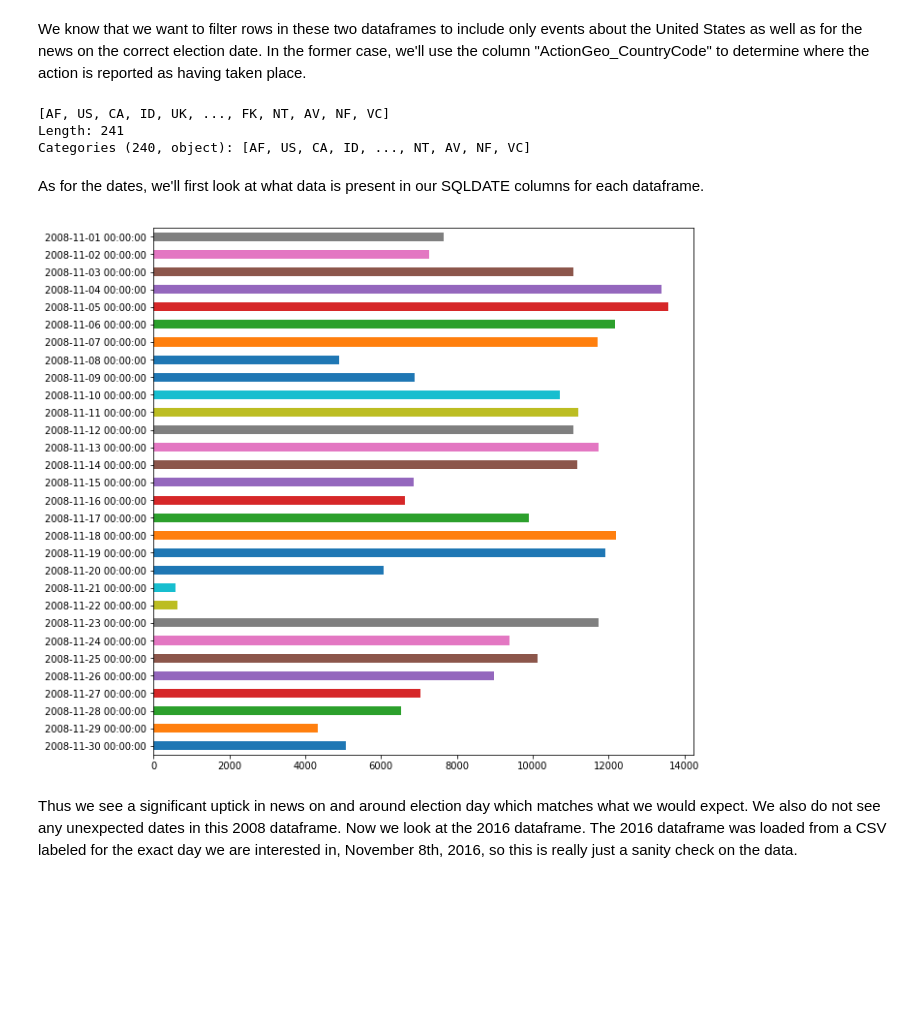
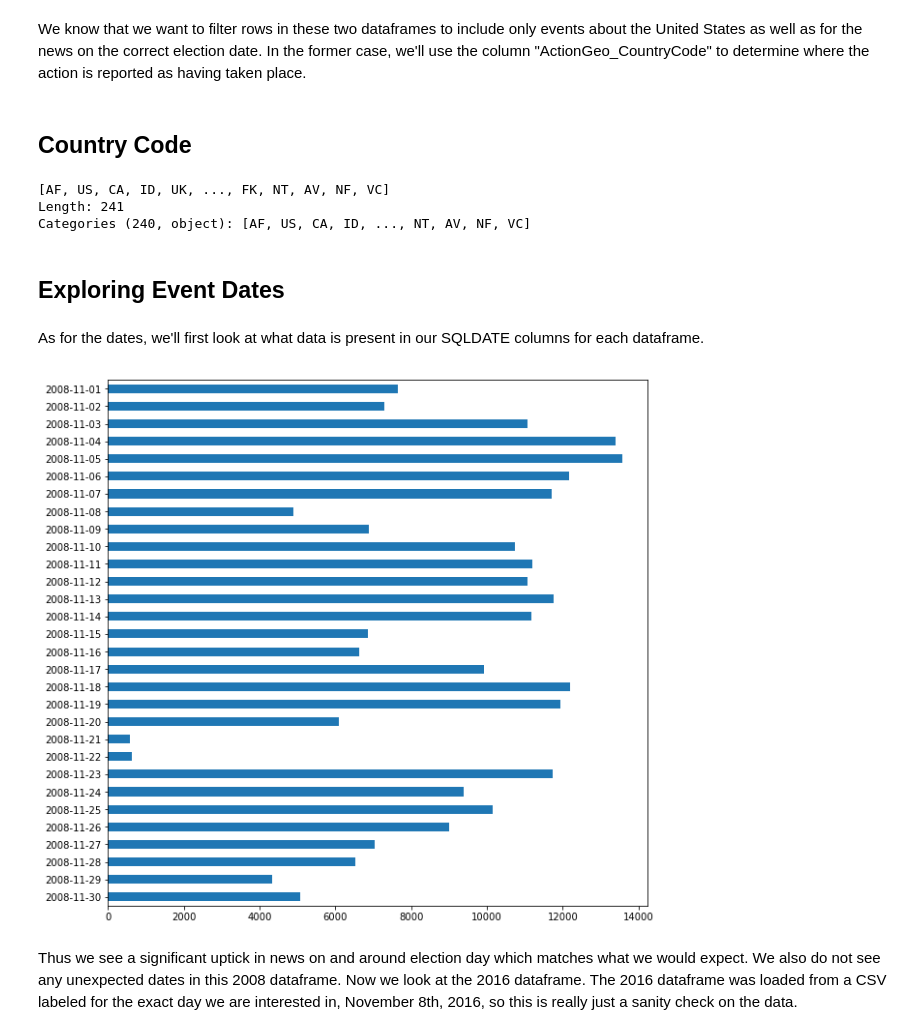
Before and after one commit to eistre91/thinkful-projects, a Jupyter notebook: GDELT Capstone Report.ipynb, the cells around one changed output. Cells and saved outputs as stored; diff of their text form; code cells hidden in the pictures; blank space fills up the shorter version.

Commit message:
Add fixes/notes from mentor for GDELT Capstone Report

```diff
--- a/GDELT Capstone Report.ipynb
+++ b/GDELT Capstone Report.ipynb
@@ -25,6 +33,6 @@ We first load in row limited samples of our two datasets. Our first step is to u
 # %%
-data_2008 = "D:/GDELT.MASTERREDUCEDV2.1979-2013/200811.CSV"
-data_2016 = "D:/GDELT.MASTERREDUCEDV2.1979-2013/20161108.export.CSV"
+data_2008 = "./200811.csv"
+data_2016 = "./20161108.export.CSV"
 
 df_2008_l = pd.read_csv(data_2008, sep='\t', nrows=1000)
 df_2016_l = pd.read_csv(data_2016, sep='\t', nrows=1000)
@@ -193,6 +159,8 @@ print(mem_usage(df_2016)[1])
 142.42 MB
 # %% [markdown]
 We know that we want to filter rows in these two dataframes to include only events about the United States as well as for the news on the correct election date. In the former case, we'll use the column "ActionGeo_CountryCode" to determine where the action is reported as having taken place.
+# %% [markdown]
+## Country Code
 # %%
 df_2008['ActionGeo_CountryCode'].unique()
 # %% [output]
@@ -202,14 +170,21 @@ Categories (240, object): [AF, US, CA, ID, ..., NT, AV, NF, VC]
 # %%
 df_2008_us = df_2008[df_2008['ActionGeo_CountryCode'] == 'US']
 df_2016_us = df_2016[df_2016['ActionGeo_CountryCode'] == 'US']
+# %% [markdown]
+## Exploring Event Dates
 # %% [markdown]
 As for the dates, we'll first look at what data is present in our SQLDATE columns for each dataframe.
 # %%
-df_2008_us['SQLDATE'].value_counts() \
+df_2008_us['SQLDATE'].astype(str).value_counts() \
                      .sort_index(ascending=False) \
                      .plot.barh(figsize=(10,10));
+
+# NOTE November 21/22 are weird.
+
+# TODO Annotations to point at 11-04.
+# https://matplotlib.org/users/annotations.html
 # %% [output]
-[figure, old version]
+[figure, new version]
 # %% [markdown]
 Thus we see a significant uptick in news on and around election day which matches what we would expect. We also do not see any unexpected dates in this 2008 dataframe. Now we look at the 2016 dataframe. The 2016 dataframe was loaded from a CSV labeled for the exact day we are interested in, November 8th, 2016, so this is really just a sanity check on the data.
 # %%
```
Also changed, not shown: parts of 30 cells of this notebook, 1 other file.
